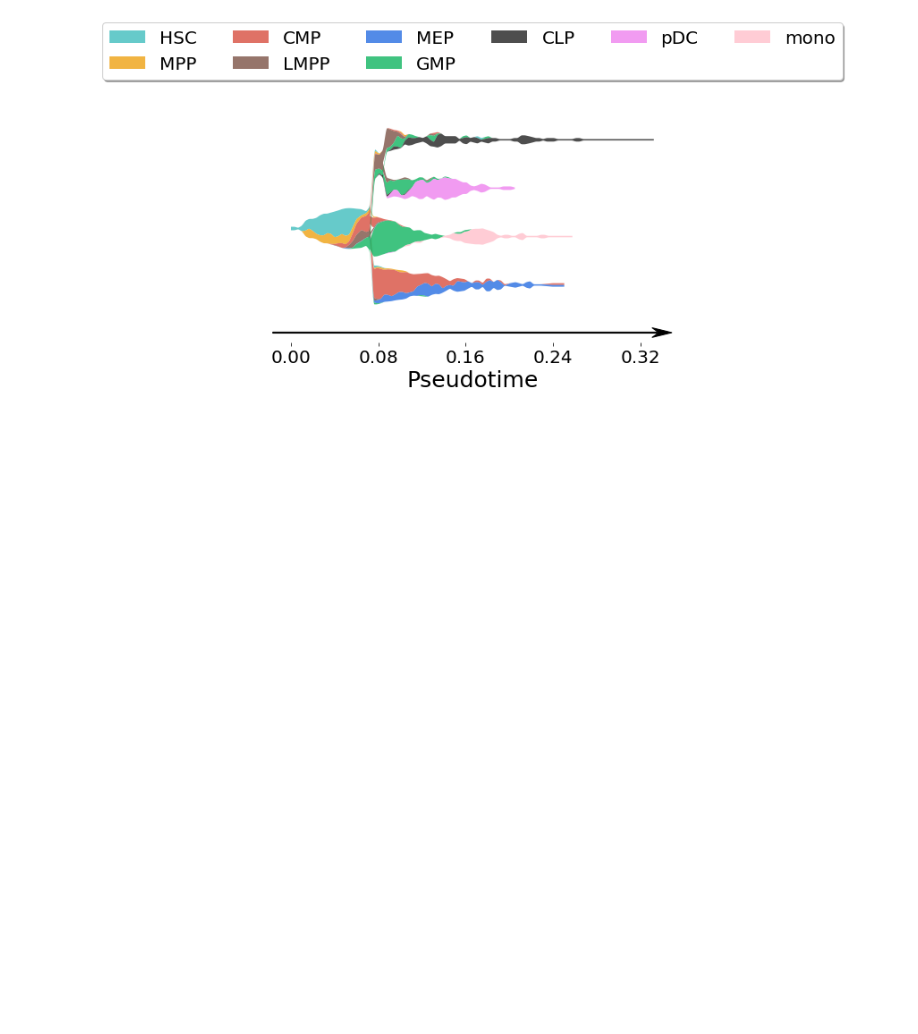
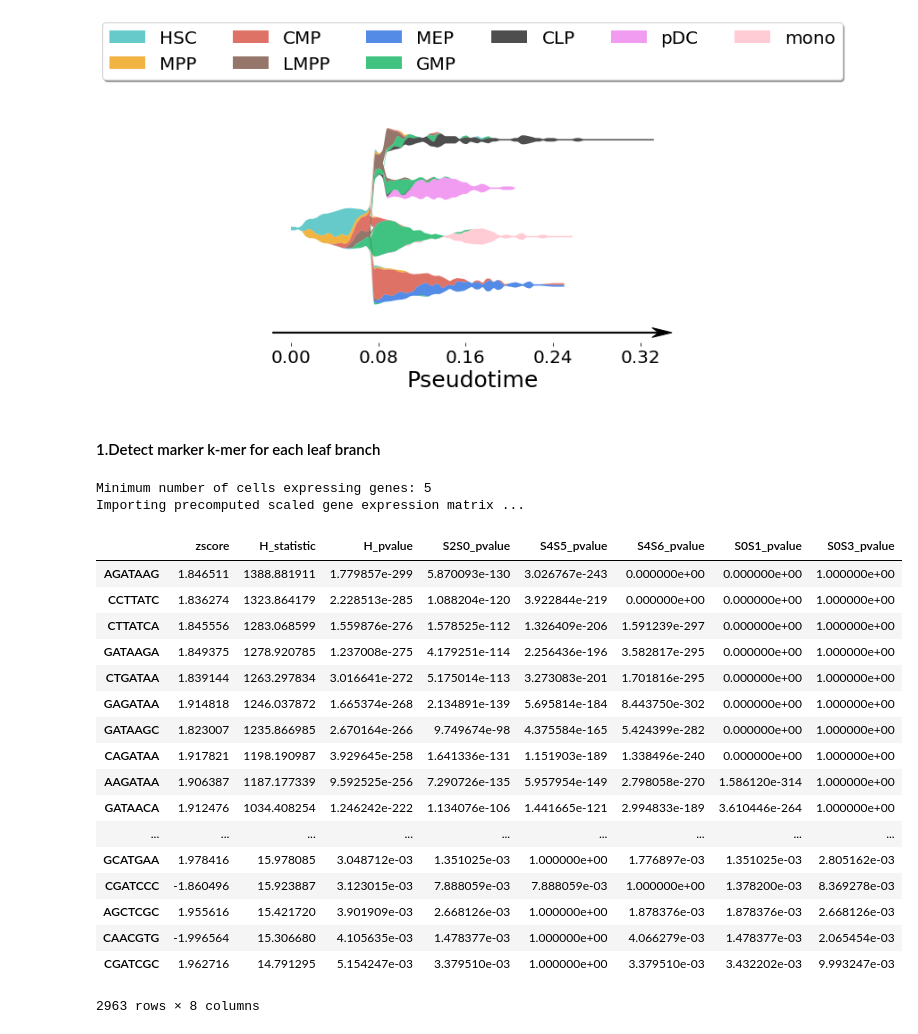
Before and after one commit to pinellolab/STREAM, a Jupyter notebook: tutorial/4.STREAM_scATAC-seq.ipynb, the cells around one changed output. Cells and saved outputs as stored; diff of their text form; code cells hidden in the pictures; blank space fills up the shorter version.

```diff
--- a/tutorial/4.STREAM_scATAC-seq.ipynb
+++ b/tutorial/4.STREAM_scATAC-seq.ipynb
@@ -174,3 +174,31 @@ st.stream_plot(adata,root='S2',fig_legend_ncol=6,fig_size=(8,8),factor_min_win=1
 st.stream_plot(adata,root='S2',fig_legend_ncol=6,fig_size=(8,8),factor_min_win=1.8,flag_log_view=True,factor_zoomin=100)
 # %% [output]
 [figure]
+# %% [markdown]
+#### 1.Detect marker k-mer for each leaf branch
+# %%
+st.detect_leaf_genes(adata,root='S2')
+# %% [output]
+Minimum number of cells expressing genes: 5
+Importing precomputed scaled gene expression matrix ...
+# %%
+adata.uns['leaf_genes_all']
+# %% [output]
+|  | zscore | H_statistic | H_pvalue | S2S0_pvalue | S4S5_pvalue | S4S6_pvalue | S0S1_pvalue | S0S3_pvalue |
+| AGATAAG | 1.846511 | 1388.881911 | 1.779857e-299 | 5.870093e-130 | 3.026767e-243 | 0.000000e+00 | 0.000000e+00 | 1.000000e+00 |
+| CCTTATC | 1.836274 | 1323.864179 | 2.228513e-285 | 1.088204e-120 | 3.922844e-219 | 0.000000e+00 | 0.000000e+00 | 1.000000e+00 |
+| CTTATCA | 1.845556 | 1283.068599 | 1.559876e-276 | 1.578525e-112 | 1.326409e-206 | 1.591239e-297 | 0.000000e+00 | 1.000000e+00 |
+| GATAAGA | 1.849375 | 1278.920785 | 1.237008e-275 | 4.179251e-114 | 2.256436e-196 | 3.582817e-295 | 0.000000e+00 | 1.000000e+00 |
+| CTGATAA | 1.839144 | 1263.297834 | 3.016641e-272 | 5.175014e-113 | 3.273083e-201 | 1.701816e-295 | 0.000000e+00 | 1.000000e+00 |
+| GAGATAA | 1.914818 | 1246.037872 | 1.665374e-268 | 2.134891e-139 | 5.695814e-184 | 8.443750e-302 | 0.000000e+00 | 1.000000e+00 |
+| GATAAGC | 1.823007 | 1235.866985 | 2.670164e-266 | 9.749674e-98 | 4.375584e-165 | 5.424399e-282 | 0.000000e+00 | 1.000000e+00 |
+| CAGATAA | 1.917821 | 1198.190987 | 3.929645e-258 | 1.641336e-131 | 1.151903e-189 | 1.338496e-240 | 0.000000e+00 | 1.000000e+00 |
+| AAGATAA | 1.906387 | 1187.177339 | 9.592525e-256 | 7.290726e-135 | 5.957954e-149 | 2.798058e-270 | 1.586120e-314 | 1.000000e+00 |
+| GATAACA | 1.912476 | 1034.408254 | 1.246242e-222 | 1.134076e-106 | 1.441665e-121 | 2.994833e-189 | 3.610446e-264 | 1.000000e+00 |
+| ... | ... | ... | ... | ... | ... | ... | ... | ... |
+| GCATGAA | 1.978416 | 15.978085 | 3.048712e-03 | 1.351025e-03 | 1.000000e+00 | 1.776897e-03 | 1.351025e-03 | 2.805162e-03 |
+| CGATCCC | -1.860496 | 15.923887 | 3.123015e-03 | 7.888059e-03 | 7.888059e-03 | 1.000000e+00 | 1.378200e-03 | 8.369278e-03 |
+| AGCTCGC | 1.955616 | 15.421720 | 3.901909e-03 | 2.668126e-03 | 1.000000e+00 | 1.878376e-03 | 1.878376e-03 | 2.668126e-03 |
+| CAACGTG | -1.996564 | 15.306680 | 4.105635e-03 | 1.478377e-03 | 1.000000e+00 | 4.066279e-03 | 1.478377e-03 | 2.065454e-03 |
+| CGATCGC | 1.962716 | 14.791295 | 5.154247e-03 | 3.379510e-03 | 1.000000e+00 | 3.379510e-03 | 3.432202e-03 | 9.993247e-03 |
+2963 rows × 8 columns
```
Also changed, not shown: parts of 18 cells of this notebook.
